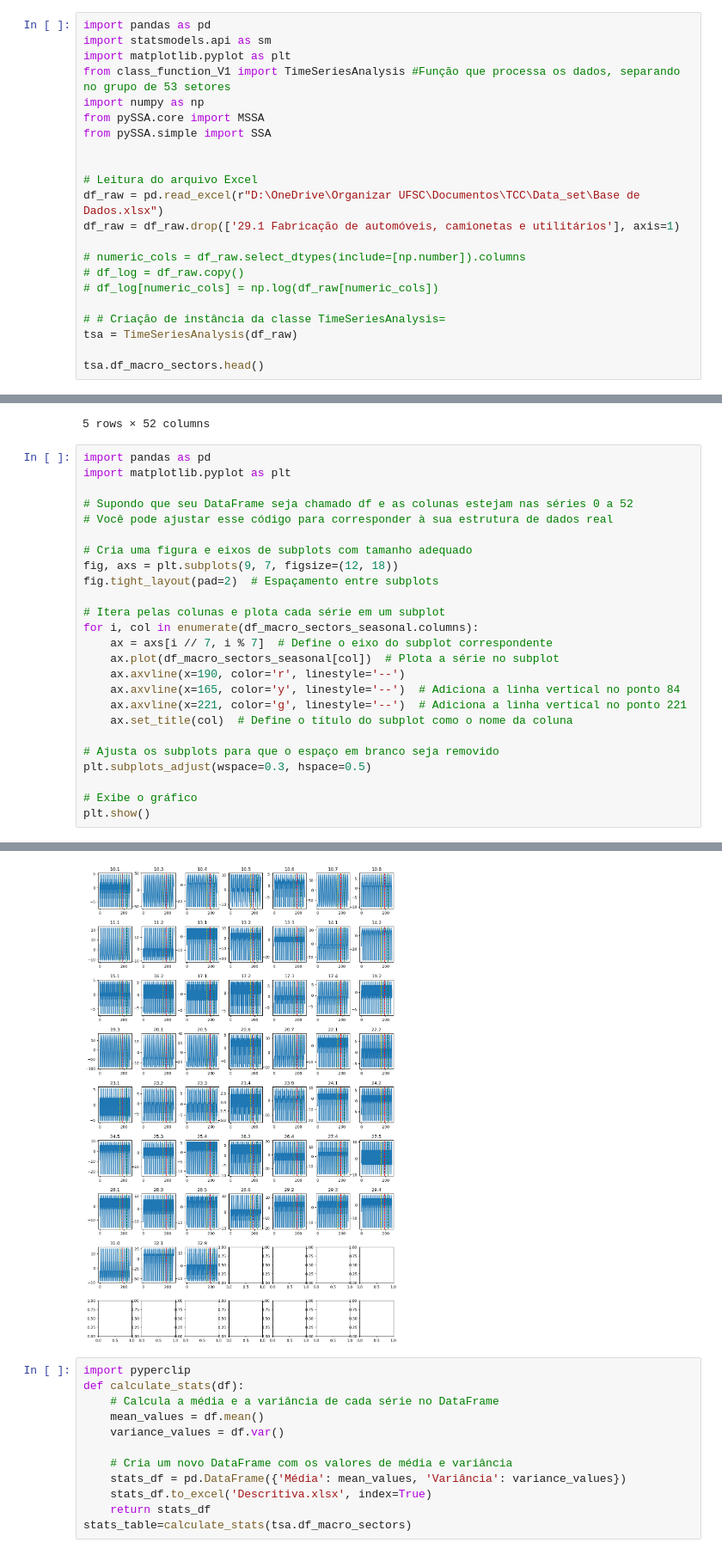
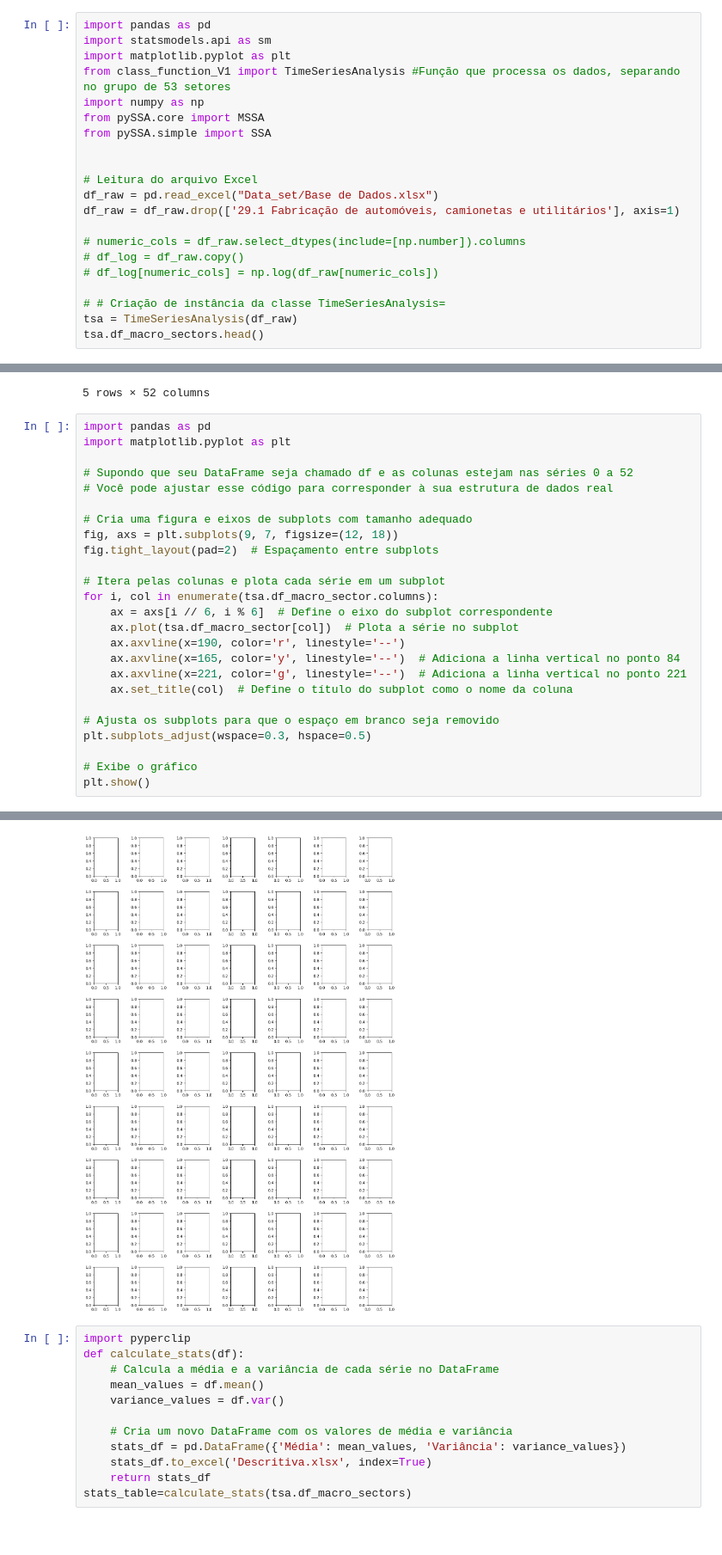
Before and after one commit to Alexandrefcf/industrial_forecast_br, a Jupyter notebook: analise_descritiva.ipynb, the cells around one changed output, grey strips where cells are left out. Shown: that part at 86% size. Drawn from its saved outputs; the diff is of its cells as text; blank space fills up the shorter version.

```diff
--- a/analise_descritiva.ipynb
+++ b/analise_descritiva.ipynb
@@ -9,7 +9,7 @@ from pySSA.simple import SSA
 
 
 # Leitura do arquivo Excel
-df_raw = pd.read_excel(r"D:\OneDrive\Organizar UFSC\Documentos\TCC\Data_set\Base de Dados.xlsx")
+df_raw = pd.read_excel("Data_set/Base de Dados.xlsx")
 df_raw = df_raw.drop(['29.1 Fabricação de automóveis, camionetas e utilitários'], axis=1)
 
 # numeric_cols = df_raw.select_dtypes(include=[np.number]).columns
@@ -18,7 +18,6 @@ df_raw = df_raw.drop(['29.1 Fabricação de automóveis, camionetas e utilitári
 
 # # Criação de instância da classe TimeSeriesAnalysis=
 tsa = TimeSeriesAnalysis(df_raw)
-
 tsa.df_macro_sectors.head()
 # %% [output]
 |  | 10.1 | 10.3 | 10.4 | 10.5 | 10.6 | 10.7 | 10.8 | 11.1 | 11.2 | 13.1 | ... | ... |
@@ -40,9 +39,9 @@ fig, axs = plt.subplots(9, 7, figsize=(12, 18))
 fig.tight_layout(pad=2)  # Espaçamento entre subplots
 
 # Itera pelas colunas e plota cada série em um subplot
-for i, col in enumerate(df_macro_sectors_seasonal.columns):
-    ax = axs[i // 7, i % 7]  # Define o eixo do subplot correspondente
-    ax.plot(df_macro_sectors_seasonal[col])  # Plota a série no subplot
+for i, col in enumerate(tsa.df_macro_sector.columns):
+    ax = axs[i // 6, i % 6]  # Define o eixo do subplot correspondente
+    ax.plot(tsa.df_macro_sector[col])  # Plota a série no subplot
     ax.axvline(x=190, color='r', linestyle='--')
     ax.axvline(x=165, color='y', linestyle='--')  # Adiciona a linha vertical no ponto 84
     ax.axvline(x=221, color='g', linestyle='--')  # Adiciona a linha vertical no ponto 221
@@ -57,4 +57,4 @@ plt.show()
-[figure, old version]
+[figure, new version]
 # %%
 import pyperclip
 def calculate_stats(df):
```
Also changed, not shown: parts of 1 cell of this notebook.
